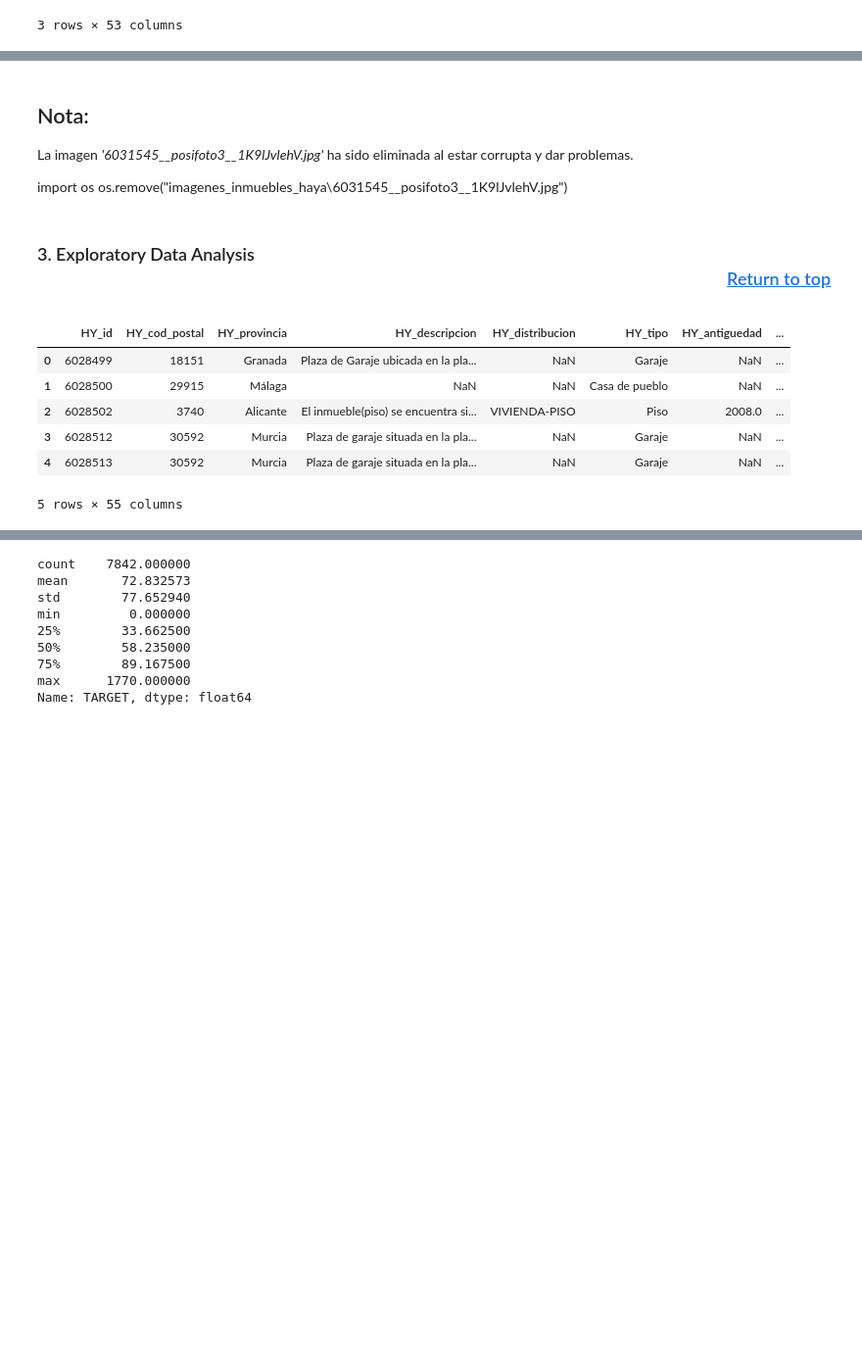
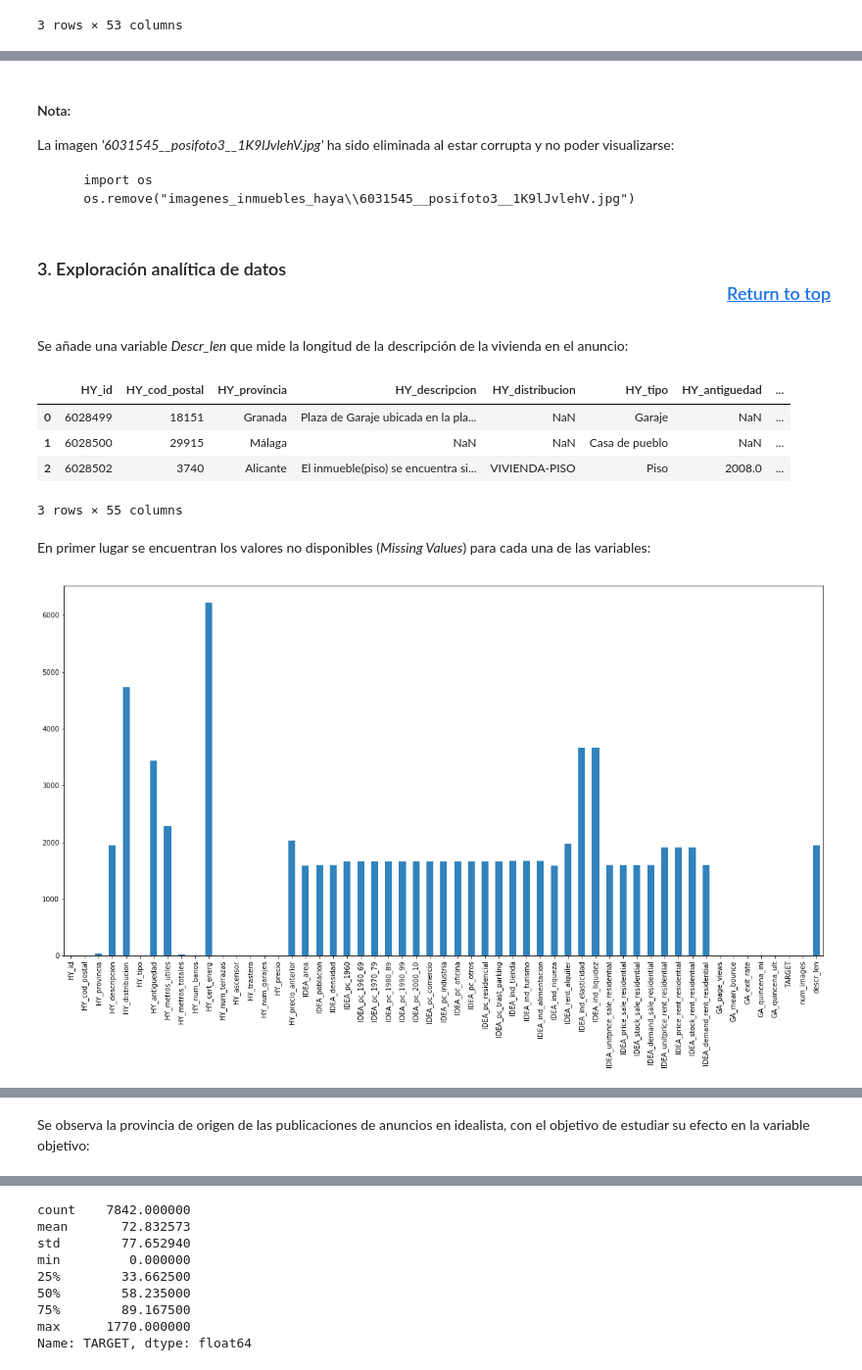
Before and after one commit to RohitUttam/UniversityHack2019, a Jupyter notebook: Expl_ini_rf.ipynb, the cells around one changed output, grey strips where cells are left out. Shown at 98% size. Saved outputs shown, nothing was run; the diff lists cells and outputs as text; code cells hidden in the pictures; blank space fills up the shorter version.

```diff
--- a/Expl_ini_rf.ipynb
+++ b/Expl_ini_rf.ipynb
@@ -90,27 +92,32 @@ Total image files: 47382
 modelar=pd.merge(modelar, num_images, left_on='HY_id', right_on='index')
 modelar.drop(['index'], axis=1, inplace = True)
 # %% [markdown]
-## Nota:
-La imagen *'6031545__posifoto3__1K9lJvlehV.jpg'* ha sido eliminada al estar corrupta y dar problemas.
+#### Nota:
+La imagen *'6031545__posifoto3__1K9lJvlehV.jpg'* ha sido eliminada al estar corrupta y no poder visualizarse:
 
-import os
-os.remove("imagenes_inmuebles_haya\\6031545__posifoto3__1K9lJvlehV.jpg")
+        import os
+        os.remove("imagenes_inmuebles_haya\\6031545__posifoto3__1K9lJvlehV.jpg")
 # %% [markdown]
 <a id='dataexplo'></a>
 
-### 3. Exploratory Data Analysis <p style="text-align: right;"> <a href='#top'>Return to top</a> </p>
+### 3. Exploración analítica de datos <p style="text-align: right;"> <a href='#top'>Return to top</a> </p>
+# %% [markdown]
+Se añade una variable *Descr_len* que mide la longitud de la descripción de la vivienda en el anuncio:
 # %%
 modelar['descr_len']= modelar['HY_descripcion'].str.len()
-modelar.head()
+modelar.head(3)
 # %% [output]
 |  | HY_id | HY_cod_postal | HY_provincia | HY_descripcion | HY_distribucion | HY_tipo | HY_antiguedad | ... |
 | 0 | 6028499 | 18151 | Granada | Plaza de Garaje ubicada en la pla... | NaN | Garaje | NaN | ... |
 | 1 | 6028500 | 29915 | Málaga | NaN | NaN | Casa de pueblo | NaN | ... |
 | 2 | 6028502 | 3740 | Alicante | El inmueble(piso) se encuentra si... | VIVIENDA-PISO | Piso | 2008.0 | ... |
-| 3 | 6028512 | 30592 | Murcia | Plaza de garaje situada en la pla... | NaN | Garaje | NaN | ... |
-| 4 | 6028513 | 30592 | Murcia | Plaza de garaje situada en la pla... | NaN | Garaje | NaN | ... |
-5 rows × 55 columns
+3 rows × 55 columns
+# %% [markdown]
+En primer lugar se encuentran los valores no disponibles (*Missing Values*) para cada una de las variables:
 # %%
 missing_val_count=modelar.isnull().sum()
-print(missing_val_count)
+missing_val_count.plot(kind='bar',figsize=(20,10),colormap='tab20c')
+plt.show()
+print(missing_val_count[0:10],'    ...')
 # %% [output]
+[figure, added]
@@ -134,3 +135,5 @@ dtype: int64
+# %% [markdown]
+Se observa la provincia de origen de las publicaciones de anuncios en idealista, con el objetivo de estudiar su efecto en la variable objetivo:
 # %%
 modelar['HY_provincia'].value_counts()
 # %% [output]
```
Also changed, not shown: parts of 36 cells of this notebook.
